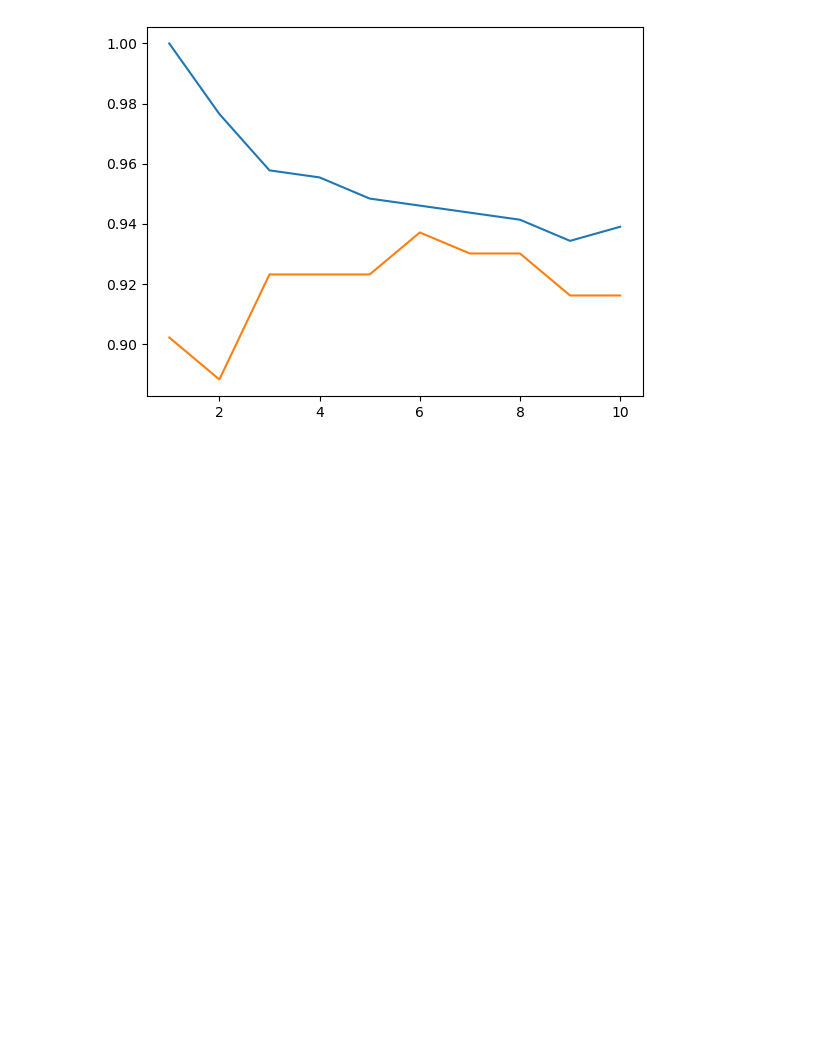
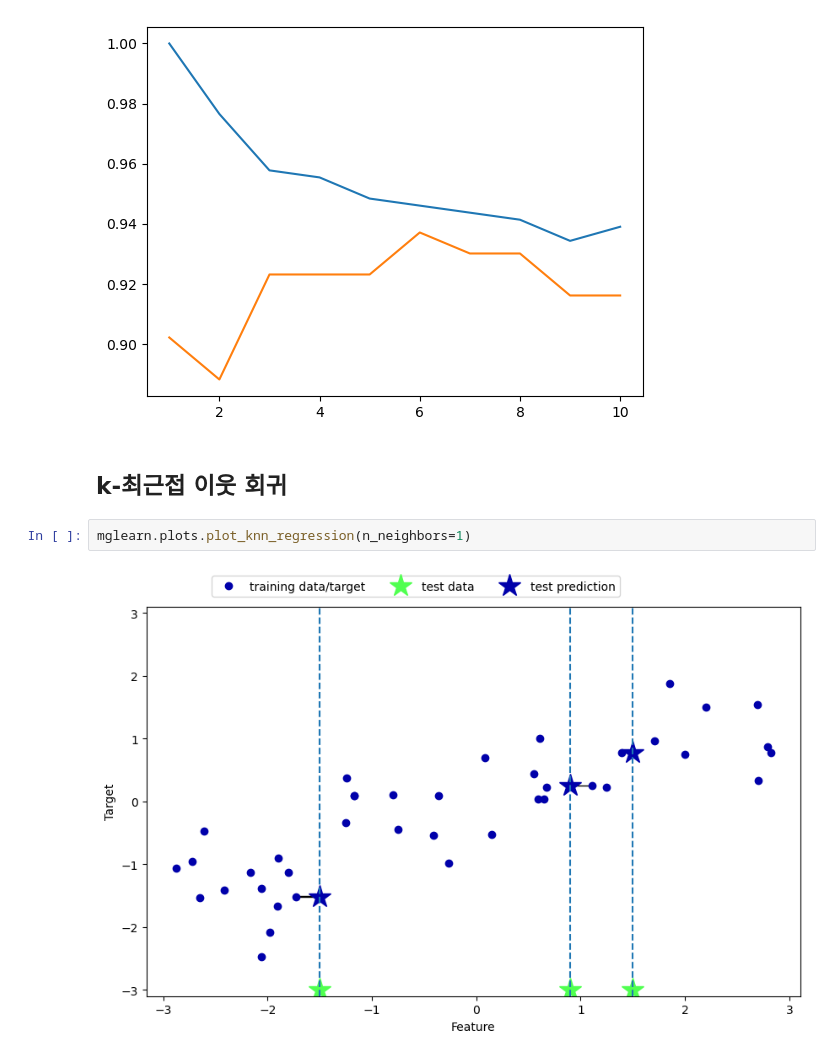
Before and after one commit to Aple-pen/stdy_machin_learning, a Jupyter notebook: Chap2.ipynb, the cells around one changed output. Saved outputs shown, nothing was run; the diff lists cells and outputs as text; blank space fills up the shorter version.

```diff
--- a/Chap2.ipynb
+++ b/Chap2.ipynb
@@ -221,3 +210,9 @@ plt.plot(neighbors_settings,test_accuracy,label="test accuracy")
 # %% [output]
 [<matplotlib.lines.Line2D at 0x...>]
 [figure]
+# %% [markdown]
+## k-최근접 이웃 회귀
+# %%
+mglearn.plots.plot_knn_regression(n_neighbors=1)
+# %% [output]
+[figure, added]
```
Also changed, not shown: parts of 24 cells of this notebook.
